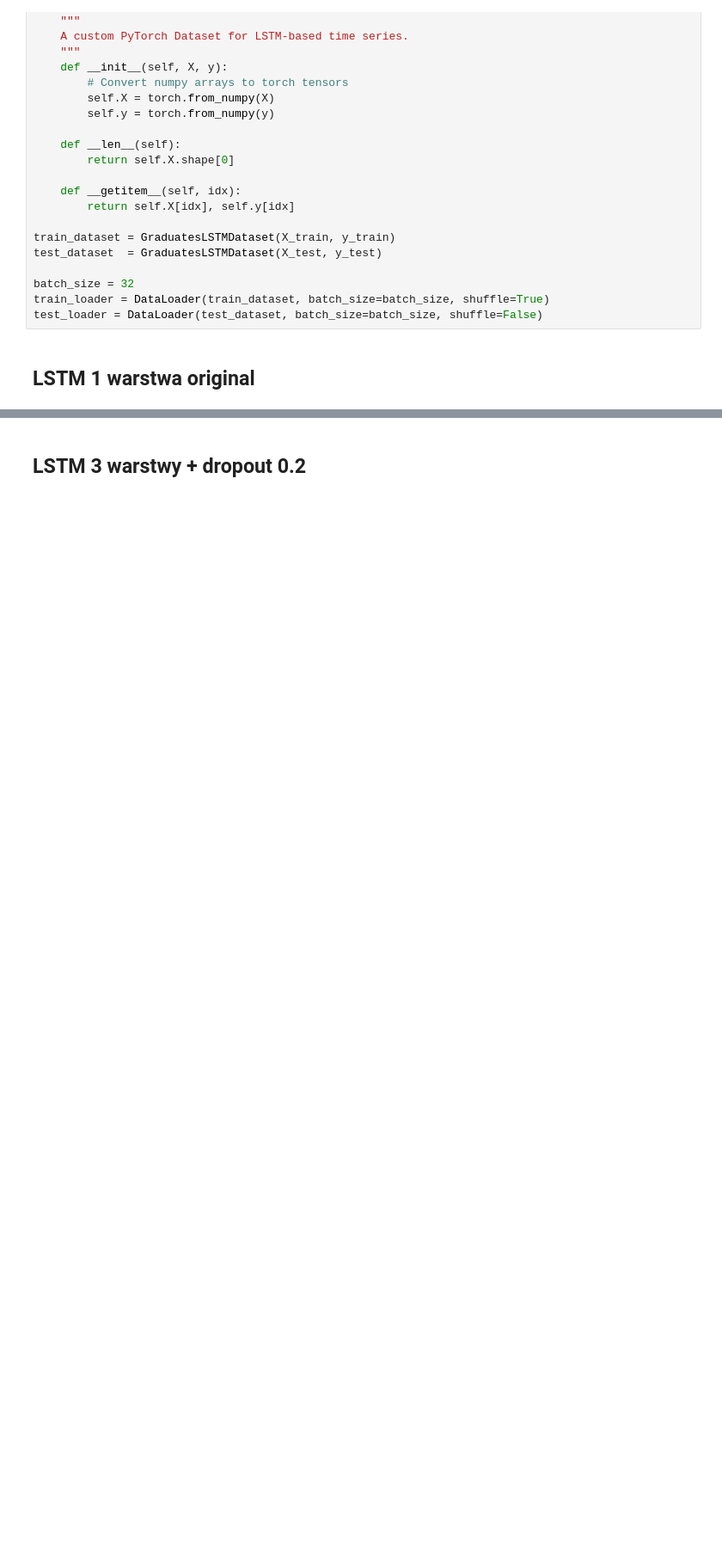
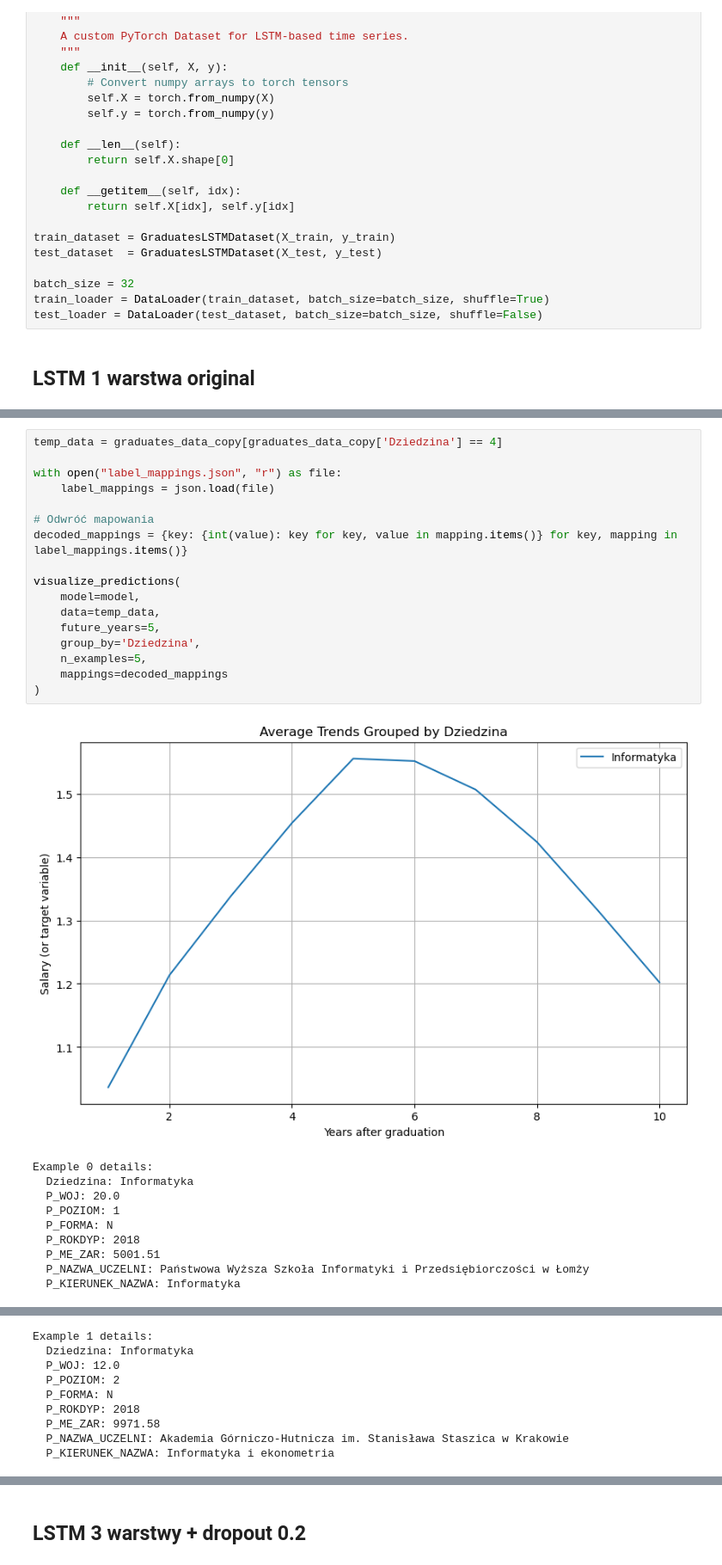
Before and after one commit to michalsko20/ela_analysis, a Jupyter notebook: model/fine_tuning.ipynb, the cells around one changed output, grey strips where cells are left out. Shown at 86% size. Cells and saved outputs as stored; diff of their text form; blank space fills up the shorter version.

```diff
--- a/model/fine_tuning.ipynb
+++ b/model/fine_tuning.ipynb
@@ -898,0 +1327,28 @@ Predictions for years 6..10: [2.6653616428375244, 2.529161214828491, 2.345904111
+# %%
+temp_data = graduates_data_copy[graduates_data_copy['Dziedzina'] == 4]
+
+with open("label_mappings.json", "r") as file:
+    label_mappings = json.load(file)
+
+# Odwróć mapowania
+decoded_mappings = {key: {int(value): key for key, value in mapping.items()} for key, mapping in label_mappings.items()}
+
+visualize_predictions(
+    model=model,
+    data=temp_data,
+    future_years=5,
+    group_by='Dziedzina',
+    n_examples=5,
+    mappings=decoded_mappings
+)
+# %% [output]
+[figure, added]
+Example 0 details:
+  Dziedzina: Informatyka
+  P_WOJ: 20.0
+  P_POZIOM: 1
+  P_FORMA: N
+  P_ROKDYP: 2018
+  P_ME_ZAR: 5001.51
+  P_NAZWA_UCZELNI: Państwowa Wyższa Szkoła Informatyki i Przedsiębiorczości w Łomży
+  P_KIERUNEK_NAZWA: Informatyka
@@ -898,0 +1356,9 @@ Predictions for years 6..10: [2.6653616428375244, 2.529161214828491, 2.345904111
+Example 1 details:
+  Dziedzina: Informatyka
+  P_WOJ: 12.0
+  P_POZIOM: 2
+  P_FORMA: N
+  P_ROKDYP: 2018
+  P_ME_ZAR: 9971.58
+  P_NAZWA_UCZELNI: Akademia Górniczo-Hutnicza im. Stanisława Staszica w Krakowie
+  P_KIERUNEK_NAZWA: Informatyka i ekonometria
```
Also changed, not shown: parts of 11 cells of this notebook.
